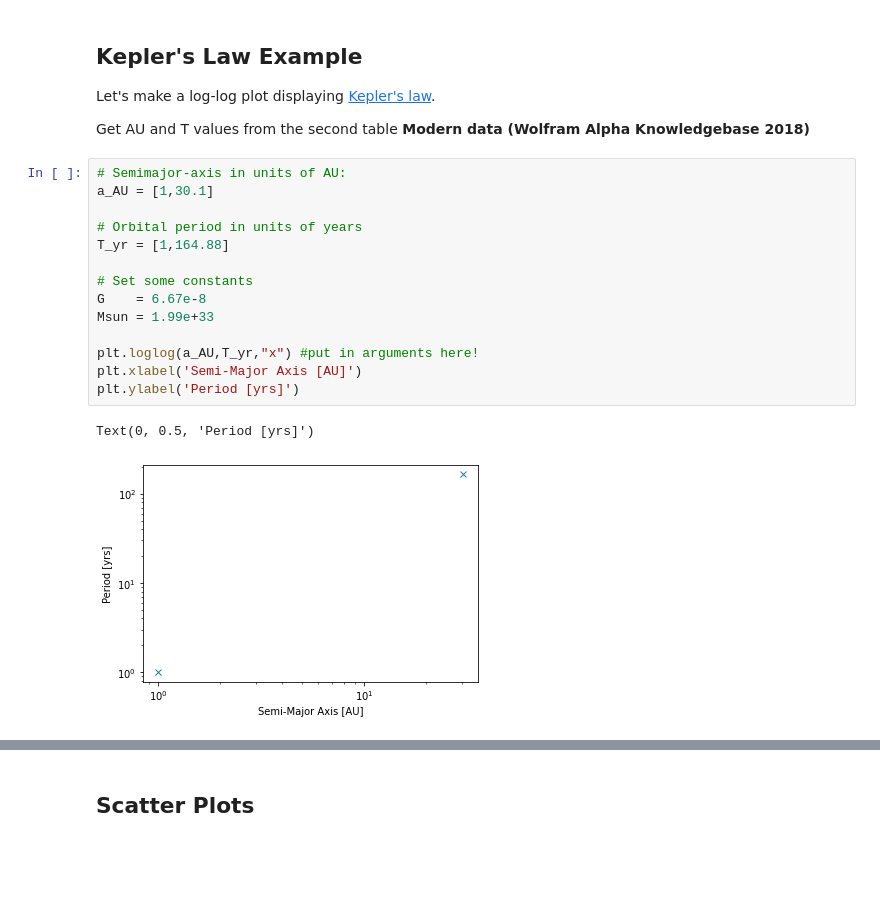
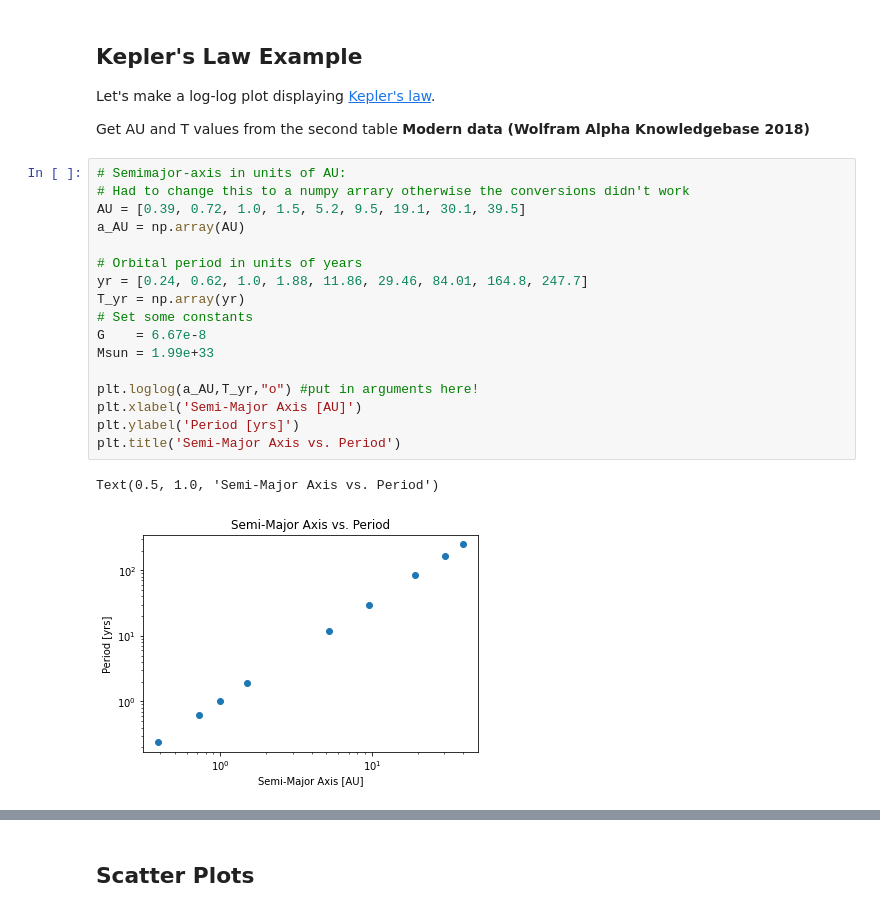
Before and after one commit to TJ-Gehrman/tutorials, a Jupyter notebook: lessons/06-plotting_Lastname.ipynb, the cells around one changed output, grey strips where cells are left out. Cells and saved outputs as stored; diff of their text form; blank space fills up the shorter version.

```diff
--- a/lessons/06-plotting_Lastname.ipynb
+++ b/lessons/06-plotting_Lastname.ipynb
@@ -146,21 +146,24 @@ Let's make a log-log plot displaying [Kepler's law](https://en.wikipedia.org/wik
 Get AU and T values from the second table **Modern data (Wolfram Alpha Knowledgebase 2018)**
 # %%
 # Semimajor-axis in units of AU:
-a_AU = [1,30.1]
+# Had to change this to a numpy arrary otherwise the conversions didn't work
+AU = [0.39, 0.72, 1.0, 1.5, 5.2, 9.5, 19.1, 30.1, 39.5]
+a_AU = np.array(AU)
 
 # Orbital period in units of years
-T_yr = [1,164.88]
-
+yr = [0.24, 0.62, 1.0, 1.88, 11.86, 29.46, 84.01, 164.8, 247.7]
+T_yr = np.array(yr)
 # Set some constants
 G    = 6.67e-8
 Msun = 1.99e+33
 
-plt.loglog(a_AU,T_yr,"x") #put in arguments here!
+plt.loglog(a_AU,T_yr,"o") #put in arguments here!
 plt.xlabel('Semi-Major Axis [AU]')
 plt.ylabel('Period [yrs]')
+plt.title('Semi-Major Axis vs. Period')
 # %% [output]
-Text(0, 0.5, 'Period [yrs]')
+Text(0.5, 1.0, 'Semi-Major Axis vs. Period')
-[figure, old version]
+[figure, new version]
 # %%
 # now plot a function over the data
 # as you work more in python you will learn how to actually fit models to your data
```
Also changed, not shown: parts of 15 cells of this notebook, 8 other files.
